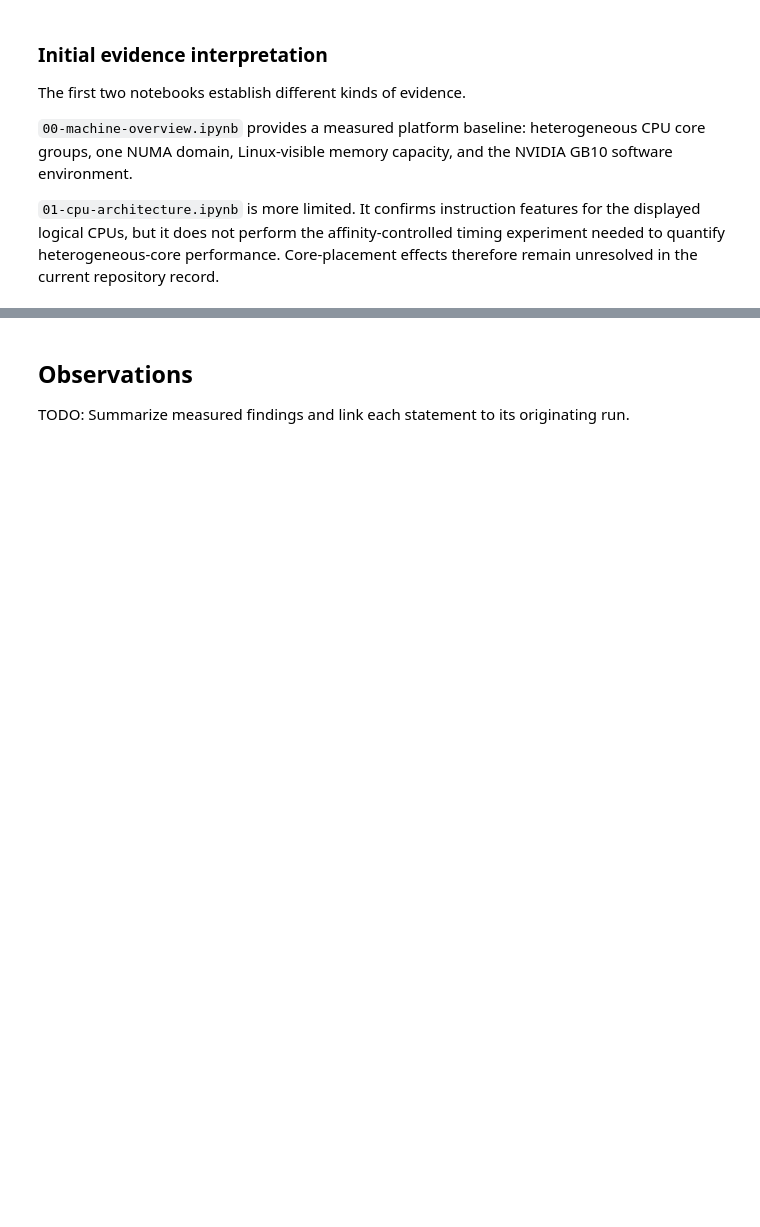
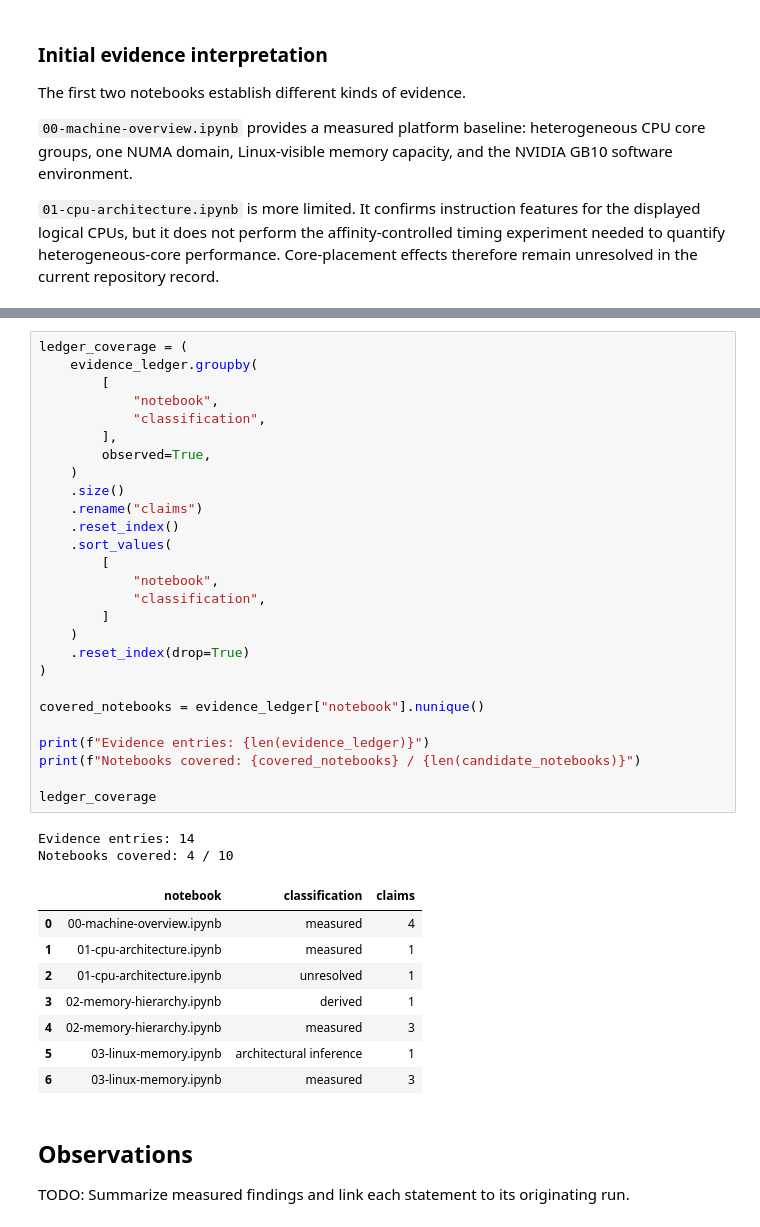
Before and after one commit to coert/dgx-spark-lab, a Jupyter notebook: experiments/00-foundations/10-summary.ipynb, the cells around one changed output, grey strips where cells are left out. Cells and saved outputs as stored; diff of their text form; blank space fills up the shorter version.

Commit message:
Add foundations memory evidence

```diff
--- a/experiments/00-foundations/10-summary.ipynb
+++ b/experiments/00-foundations/10-summary.ipynb
@@ -705,3 +893,41 @@ The first two notebooks establish different kinds of evidence.
+# %%
+ledger_coverage = (
+    evidence_ledger.groupby(
+        [
+            "notebook",
+            "classification",
+        ],
+        observed=True,
+    )
+    .size()
+    .rename("claims")
+    .reset_index()
+    .sort_values(
+        [
+            "notebook",
+            "classification",
+        ]
+    )
+    .reset_index(drop=True)
+)
+
+covered_notebooks = evidence_ledger["notebook"].nunique()
+
+print(f"Evidence entries: {len(evidence_ledger)}")
+print(f"Notebooks covered: {covered_notebooks} / {len(candidate_notebooks)}")
+
+ledger_coverage
+# %% [output]
+Evidence entries: 14
+Notebooks covered: 4 / 10
+|  | notebook | classification | claims |
+| 0 | 00-machine-overview.ipynb | measured | 4 |
+| 1 | 01-cpu-architecture.ipynb | measured | 1 |
+| 2 | 01-cpu-architecture.ipynb | unresolved | 1 |
+| 3 | 02-memory-hierarchy.ipynb | derived | 1 |
+| 4 | 02-memory-hierarchy.ipynb | measured | 3 |
+| 5 | 03-linux-memory.ipynb | architectural inference | 1 |
+| 6 | 03-linux-memory.ipynb | measured | 3 |
 # %% [markdown]
 ## Observations
 
```
Also changed, not shown: parts of 3 cells of this notebook.
